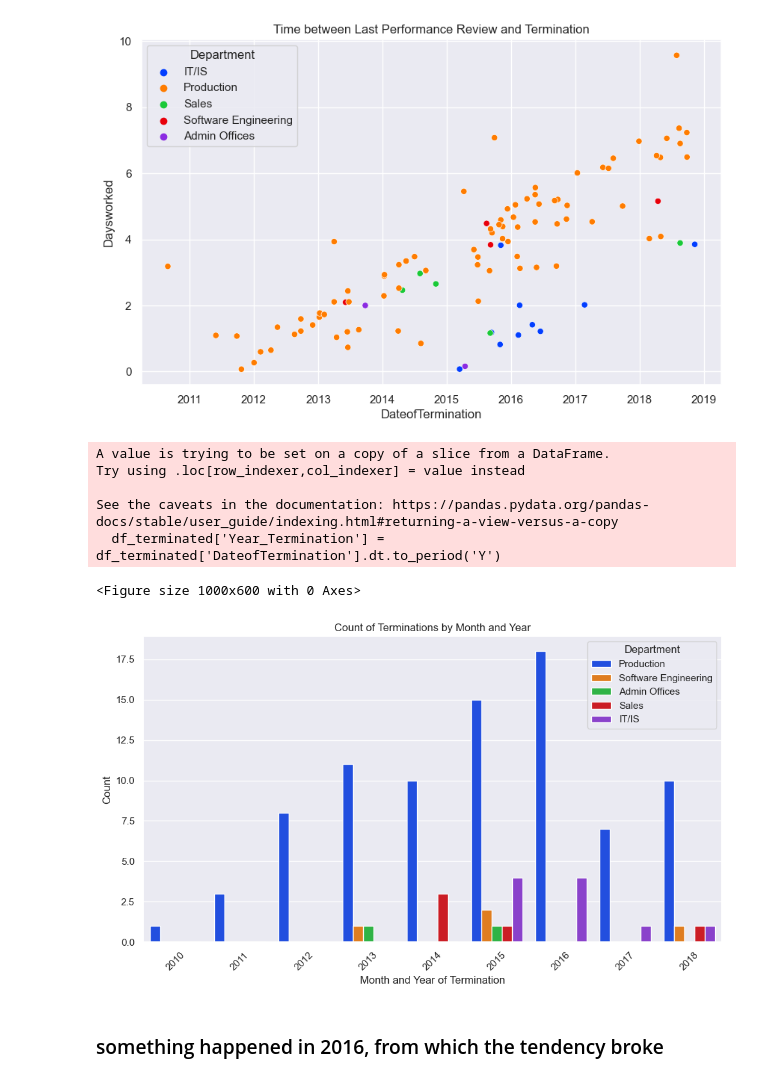
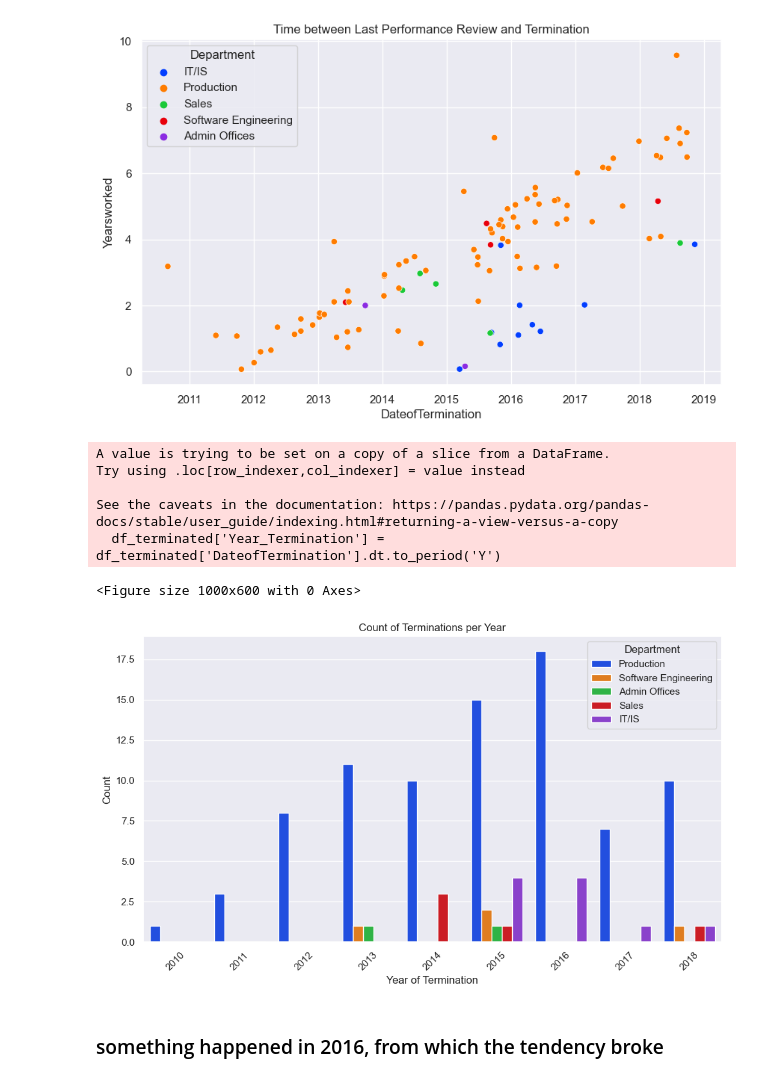
Before and after one commit to PaulBeBo/HackathonHR, a Jupyter notebook: scripts/HackathonHR_Paul.ipynb, the cells around one changed output. Drawn from its saved outputs; the diff is of its cells as text; code cells hidden in the pictures.

```diff
--- a/scripts/HackathonHR_Paul.ipynb
+++ b/scripts/HackathonHR_Paul.ipynb
@@ -633,7 +666,8 @@ Executive Office          0
 Sales                     0
 Name: SpecialProjectsCount, dtype: int64
 # %%
-df_terminated['Department'].value_counts().sort_values(ascending=False)
+x=df_terminated['Department'].value_counts().sort_values(ascending=False)
+x
 # %% [output]
 Production              83
 IT/IS                   10
@@ -731,9 +789,9 @@ dtype: object
 #now, we will create a violin plot to see the lifetime in the company per department by combining 2 type of graphs, to have clear vision of the amount of data in each case (to see the reliablilty of the visualization)
 plt.figure(figsize=(10, 6))
 #lets transform the days worked into years for more proper visualization
-df_terminated['Daysworked']=df_terminated['Daysworked'].apply(lambda x: x/365)
-sns.swarmplot(x='Department', y='Daysworked', data=df_terminated, color='k', alpha=0.7)
-sns.violinplot(x='Department', y='Daysworked', data=df_terminated, palette='viridis',inner=None)
+df_terminated['Yearsworked']=df_terminated['Daysworked'].apply(lambda x: x/365)
+sns.swarmplot(x='Department', y='Yearsworked', data=df_terminated, color='k', alpha=0.7)
+sns.violinplot(x='Department', y='Yearsworked', data=df_terminated, palette='viridis',inner=None)
 
 plt.title('Lifetime in the Company per Department')
 plt.show()
@@ -837,27 +895,27 @@ plt.show()
 # %%
 #lets see the amount of employees that left the company per year
 plt.figure(figsize=(10, 6))
 
 df_terminated['Year_Termination'] = df_terminated['DateofTermination'].dt.to_period('Y')
 df_Year_Terminated_sorted = df_terminated.sort_values('Year_Termination')
 plt.figure(figsize=(10, 6))
 sns.countplot(data=df_Year_Terminated_sorted, x='Year_Termination', hue='Department', palette='bright')
 
-plt.title('Count of Terminations by Month and Year')
-plt.xlabel('Month and Year of Termination')
+plt.title('Count of Terminations per Year')
+plt.xlabel('Year of Termination')
 plt.ylabel('Count')
 
 plt.xticks(rotation=45)
 plt.tight_layout()
 plt.show()
 # %% [output]
 A value is trying to be set on a copy of a slice from a DataFrame.
 Try using .loc[row_indexer,col_indexer] = value instead
 
 See the caveats in the documentation: https://pandas.pydata.org/pandas-docs/stable/user_guide/indexing.html#returning-a-view-versus-a-copy
   df_terminated['Year_Termination'] = df_terminated['DateofTermination'].dt.to_period('Y')
 <Figure size 1000x600 with 0 Axes>
-[figure, old version]
+[figure, new version]
 # %% [markdown]
 ### something happened in 2016, from which the tendency broke
 # %% [markdown]
```
Also changed, not shown: parts of 20 cells of this notebook.
